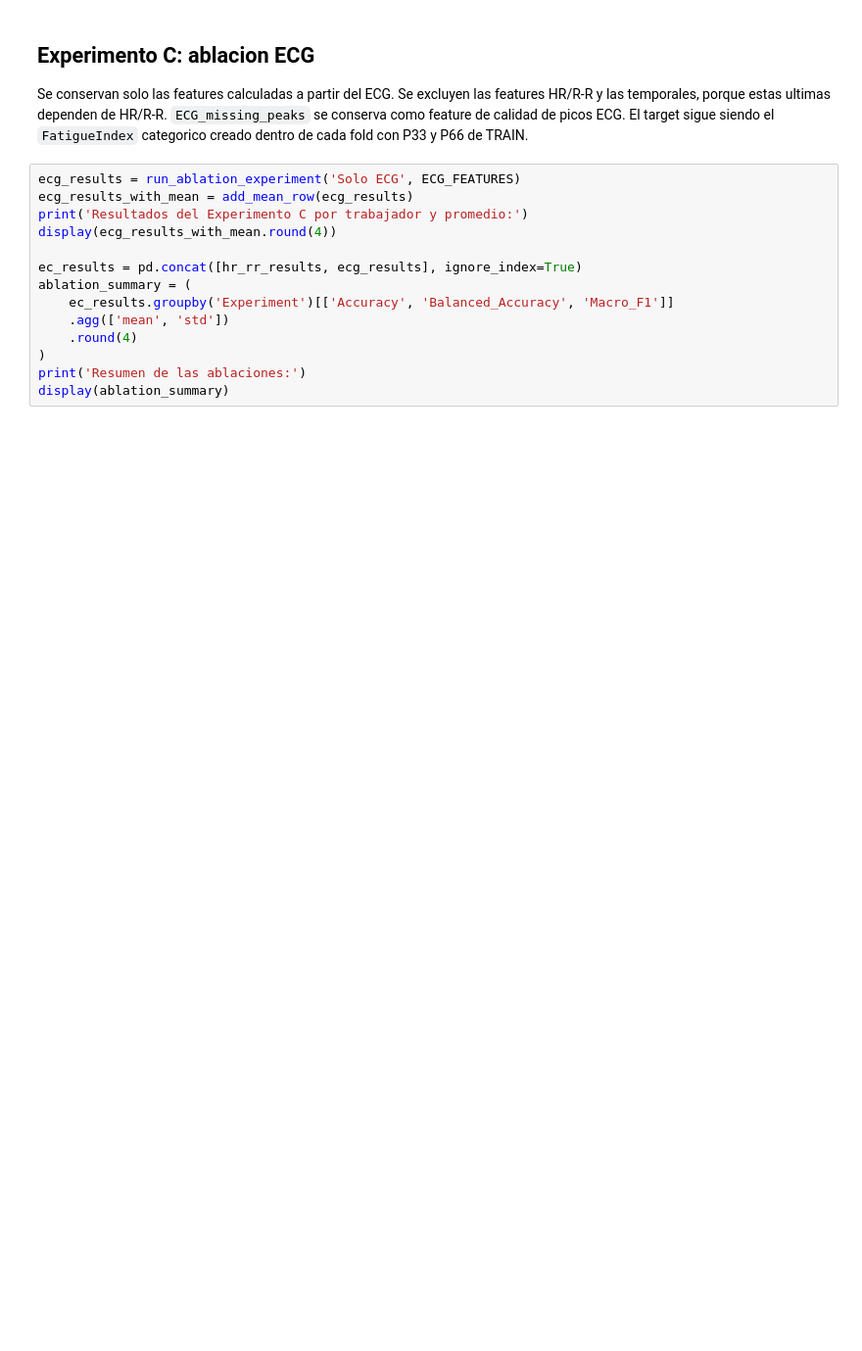
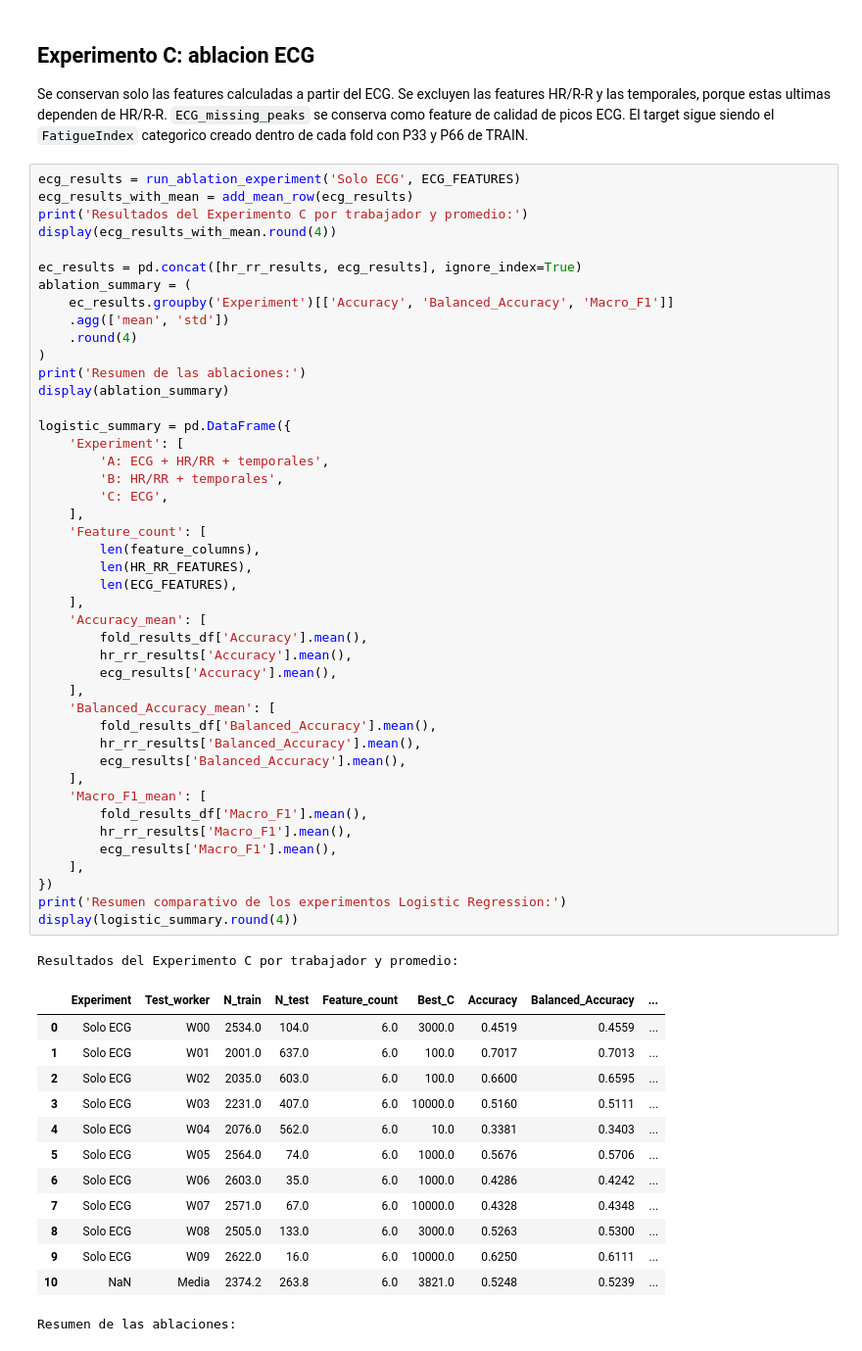
Before and after one commit to CarlosFreitasING/POLAR, a Jupyter notebook: new/nootebooks/individual/logistic_regression_loso_tempvar_individual_opt_allw.ipynb, the cells around one changed output. Shown at 98% size. Cells and saved outputs as stored; diff of their text form; blank space fills up the shorter version.

```diff
--- a/new/nootebooks/individual/logistic_regression_loso_tempvar_individual_opt_allw.ipynb
+++ b/new/nootebooks/individual/logistic_regression_loso_tempvar_individual_opt_allw.ipynb
@@ -354,14 +434,59 @@ Se conservan solo las features calculadas a partir del ECG. Se excluyen las feat
 # %%
 ecg_results = run_ablation_experiment('Solo ECG', ECG_FEATURES)
 ecg_results_with_mean = add_mean_row(ecg_results)
 print('Resultados del Experimento C por trabajador y promedio:')
 display(ecg_results_with_mean.round(4))
 
 ec_results = pd.concat([hr_rr_results, ecg_results], ignore_index=True)
 ablation_summary = (
     ec_results.groupby('Experiment')[['Accuracy', 'Balanced_Accuracy', 'Macro_F1']]
     .agg(['mean', 'std'])
     .round(4)
 )
 print('Resumen de las ablaciones:')
 display(ablation_summary)
+
+logistic_summary = pd.DataFrame({
+    'Experiment': [
+        'A: ECG + HR/RR + temporales',
+        'B: HR/RR + temporales',
+        'C: ECG',
+    ],
+    'Feature_count': [
+        len(feature_columns),
+        len(HR_RR_FEATURES),
+        len(ECG_FEATURES),
+    ],
+    'Accuracy_mean': [
+        fold_results_df['Accuracy'].mean(),
+        hr_rr_results['Accuracy'].mean(),
+        ecg_results['Accuracy'].mean(),
+    ],
+    'Balanced_Accuracy_mean': [
+        fold_results_df['Balanced_Accuracy'].mean(),
+        hr_rr_results['Balanced_Accuracy'].mean(),
+        ecg_results['Balanced_Accuracy'].mean(),
+    ],
+    'Macro_F1_mean': [
+        fold_results_df['Macro_F1'].mean(),
+        hr_rr_results['Macro_F1'].mean(),
+        ecg_results['Macro_F1'].mean(),
+    ],
+})
+print('Resumen comparativo de los experimentos Logistic Regression:')
+display(logistic_summary.round(4))
+# %% [output]
+Resultados del Experimento C por trabajador y promedio:
+|  | Experiment | Test_worker | N_train | N_test | Feature_count | Best_C | Accuracy | Balanced_Accuracy | ... |
+| 0 | Solo ECG | W00 | 2534.0 | 104.0 | 6.0 | 3000.0 | 0.4519 | 0.4559 | ... |
+| 1 | Solo ECG | W01 | 2001.0 | 637.0 | 6.0 | 100.0 | 0.7017 | 0.7013 | ... |
+| 2 | Solo ECG | W02 | 2035.0 | 603.0 | 6.0 | 100.0 | 0.6600 | 0.6595 | ... |
+| 3 | Solo ECG | W03 | 2231.0 | 407.0 | 6.0 | 10000.0 | 0.5160 | 0.5111 | ... |
+| 4 | Solo ECG | W04 | 2076.0 | 562.0 | 6.0 | 10.0 | 0.3381 | 0.3403 | ... |
+| 5 | Solo ECG | W05 | 2564.0 | 74.0 | 6.0 | 1000.0 | 0.5676 | 0.5706 | ... |
+| 6 | Solo ECG | W06 | 2603.0 | 35.0 | 6.0 | 1000.0 | 0.4286 | 0.4242 | ... |
+| 7 | Solo ECG | W07 | 2571.0 | 67.0 | 6.0 | 10000.0 | 0.4328 | 0.4348 | ... |
+| 8 | Solo ECG | W08 | 2505.0 | 133.0 | 6.0 | 3000.0 | 0.5263 | 0.5300 | ... |
+| 9 | Solo ECG | W09 | 2622.0 | 16.0 | 6.0 | 10000.0 | 0.6250 | 0.6111 | ... |
+| 10 | NaN | Media | 2374.2 | 263.8 | 6.0 | 3821.0 | 0.5248 | 0.5239 | ... |
+Resumen de las ablaciones:
```
Also changed, not shown: parts of 7 cells of this notebook, 22 other files.
